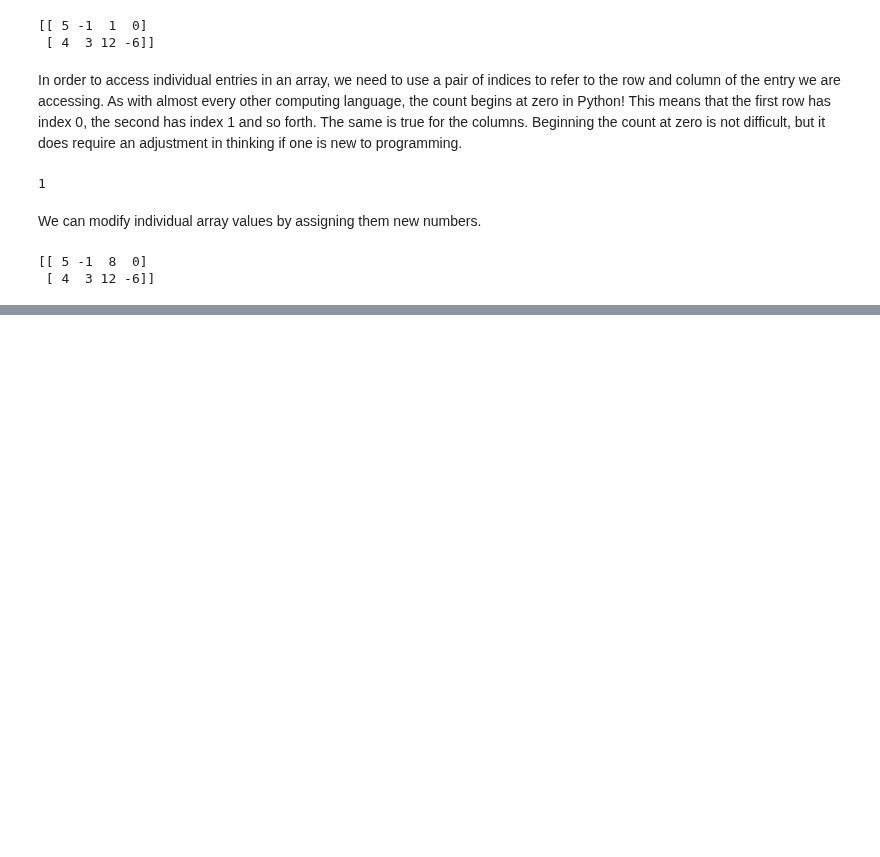
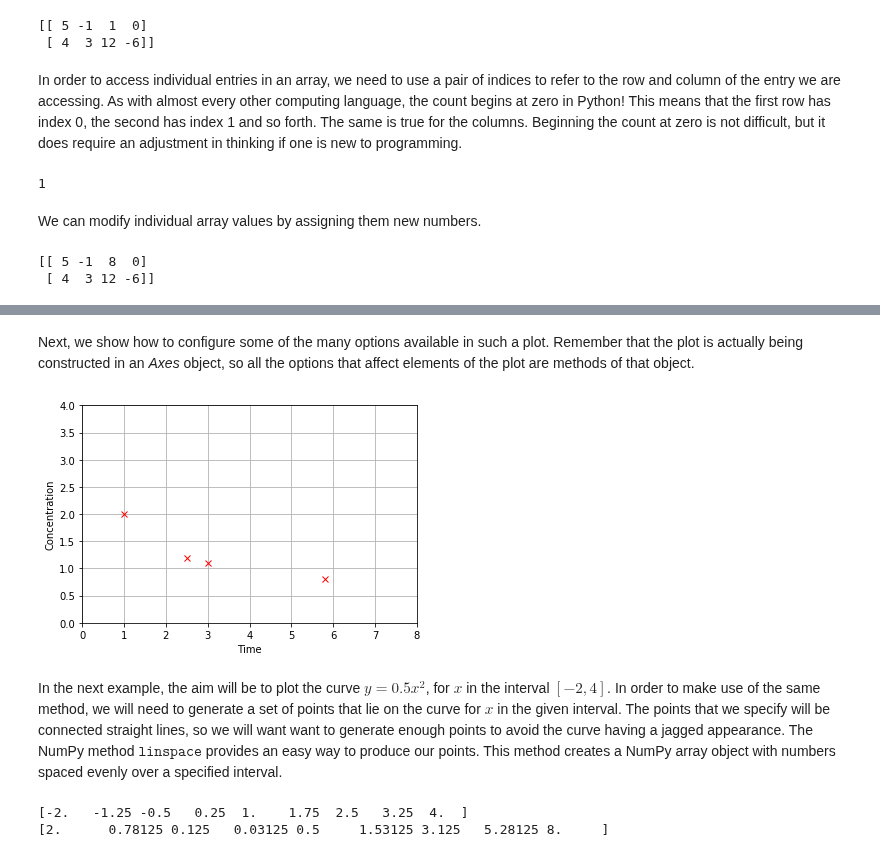
Before and after one commit to bvanderlei/jupyter-guide-to-linear-algebra, a Jupyter notebook: Numpy_Introduction.ipynb, the cells around one changed output, grey strips where cells are left out. Saved outputs shown, nothing was run; the diff lists cells and outputs as text; code cells hidden in the pictures; blank space fills up the shorter version.

```diff
--- a/Numpy_Introduction.ipynb
+++ b/Numpy_Introduction.ipynb
@@ -71,0 +110,31 @@ Many of the functions included in NumPy relate to linear algebra in some way.  W
+# %% [markdown]
+Next, we show how to configure some of the many options available in such a plot.  Remember that the plot is actually being constructed in an *Axes* object, so all the options that affect elements of the plot are methods of that object.
+# %%
+fig, ax = plt.subplots()
+ax.plot(x,y,'rx');
+
+## These options set the upper and lower boundaries for x and y.
+ax.set_xlim(0,8);
+ax.set_ylim(0,4);
+
+## This option displays a grid to help visualize the coordinates
+ax.grid(True);
+
+## These options are used to set labels for the axes
+ax.set_xlabel('Time');
+ax.set_ylabel('Concentration');
+# %% [output]
+[figure, added]
+# %% [markdown]
+In the next example, the aim will be to plot the curve $y=0.5x^2$, for $x$ in the interval $[-2,4]$.  In order to make use of the same method, we will need to generate a set of points that lie on the curve for $x$ in the given interval.  The points that we specify will be connected straight lines, so we will want want to generate enough points to avoid the curve having a jagged appearance.  The NumPy method $\texttt{linspace}$ provides an easy way to produce our points.  This method creates a NumPy array object with numbers spaced evenly over a specified interval.
+# %%
+## This call to linspace produces an array of 9 numbers evenly spaced on the interval [-2,4]
+x = np.linspace(-2,4,9)
+print(x)
+
+## We can an array of the corresponding y values by using x in the algebraic expression
+y = 0.5*x**2
+print(y)
+# %% [output]
+[-2.   -1.25 -0.5   0.25  1.    1.75  2.5   3.25  4.  ]
+[2.      0.78125 0.125   0.03125 0.5     1.53125 3.125   5.28125 8.     ]
```
Also changed, not shown: parts of 15 cells of this notebook, 1 other file.
